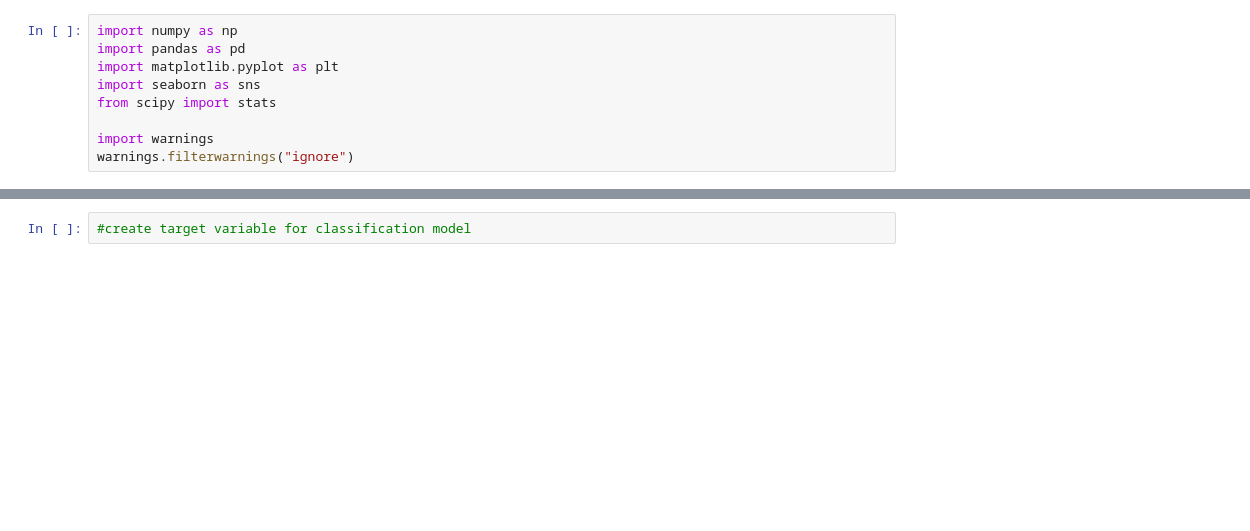
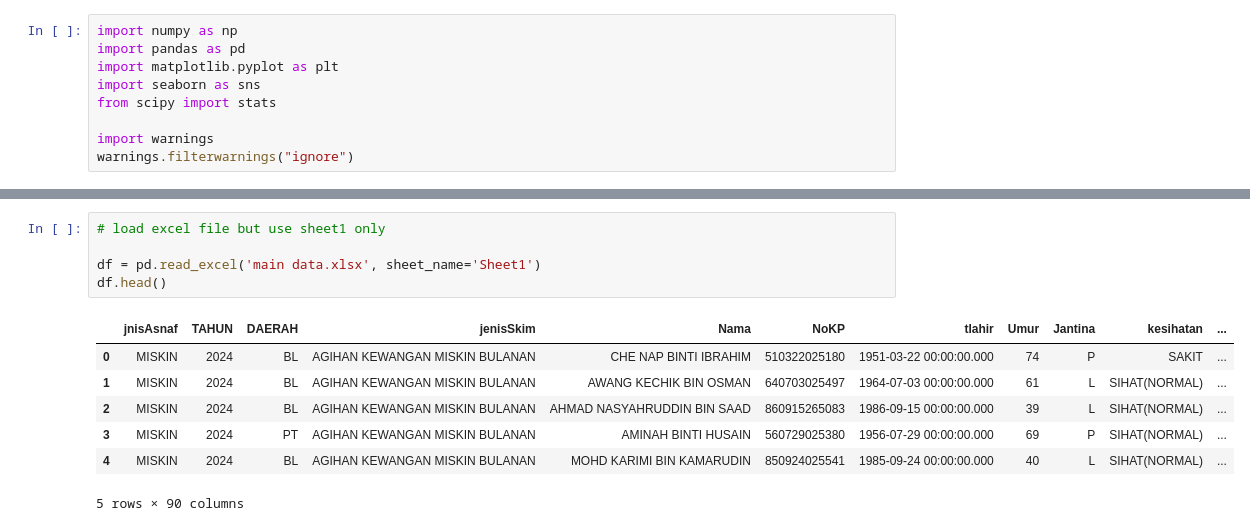
Before and after one commit to daniyalrosli/zakat_project, a Jupyter notebook: analysis.ipynb, the cells around one changed output, grey strips where cells are left out. Cells and saved outputs as stored; diff of their text form; blank space fills up the shorter version.

```diff
--- a/analysis.ipynb
+++ b/analysis.ipynb
@@ -213,2 +10,13 @@ Districts Above Poverty Line:
-# %%
-#create target variable for classification model
+# %%
+# load excel file but use sheet1 only
+
+df = pd.read_excel('main data.xlsx', sheet_name='Sheet1')
+df.head()
+# %% [output]
+|  | jnisAsnaf | TAHUN | DAERAH | jenisSkim | Nama | NoKP | tlahir | Umur | Jantina | kesihatan | ... |
+| 0 | MISKIN | 2024 | BL | AGIHAN KEWANGAN MISKIN BULANAN | CHE NAP BINTI IBRAHIM | 510322025180 | 1951-03-22 00:00:00.000 | 74 | P | SAKIT | ... |
+| 1 | MISKIN | 2024 | BL | AGIHAN KEWANGAN MISKIN BULANAN | AWANG KECHIK BIN OSMAN | 640703025497 | 1964-07-03 00:00:00.000 | 61 | L | SIHAT(NORMAL) | ... |
+| 2 | MISKIN | 2024 | BL | AGIHAN KEWANGAN MISKIN BULANAN | AHMAD NASYAHRUDDIN BIN SAAD | 860915265083 | 1986-09-15 00:00:00.000 | 39 | L | SIHAT(NORMAL) | ... |
+| 3 | MISKIN | 2024 | PT | AGIHAN KEWANGAN MISKIN BULANAN | AMINAH BINTI HUSAIN | 560729025380 | 1956-07-29 00:00:00.000 | 69 | P | SIHAT(NORMAL) | ... |
+| 4 | MISKIN | 2024 | BL | AGIHAN KEWANGAN MISKIN BULANAN | MOHD KARIMI BIN KAMARUDIN | 850924025541 | 1985-09-24 00:00:00.000 | 40 | L | SIHAT(NORMAL) | ... |
+5 rows × 90 columns
```
Also changed, not shown: parts of 8 cells of this notebook, 2 other files.
